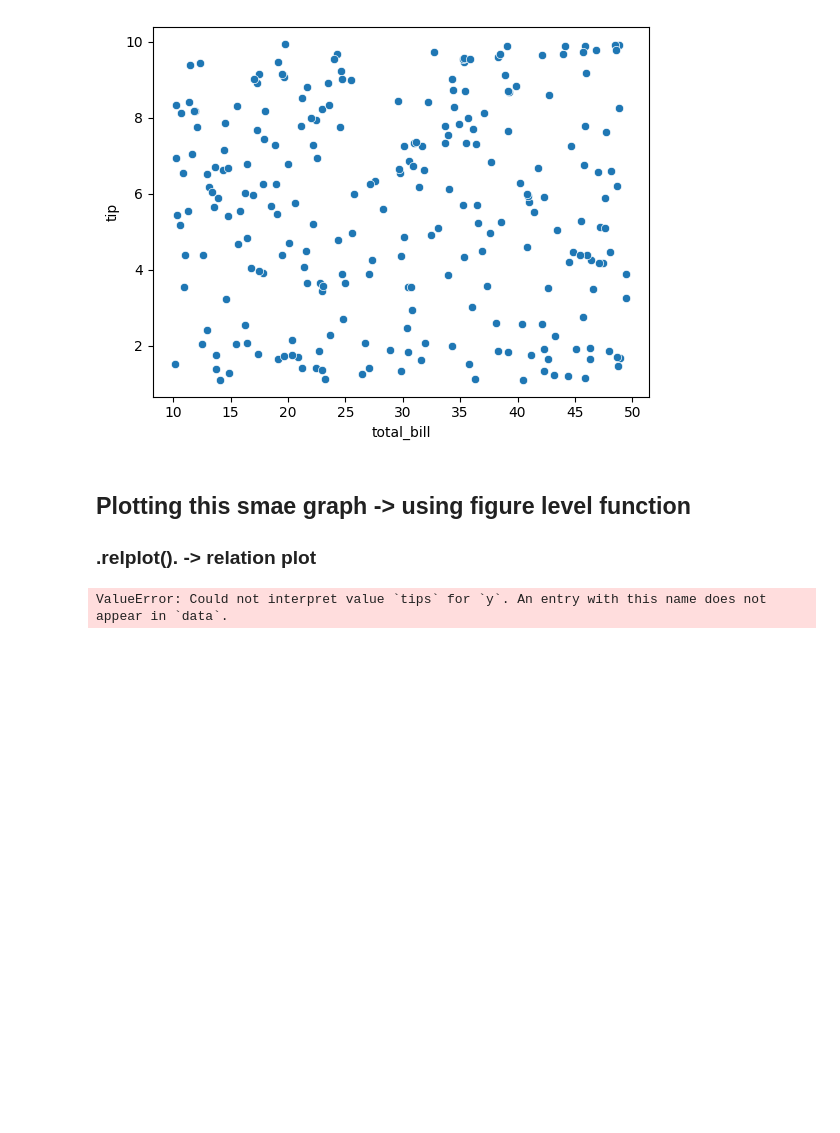
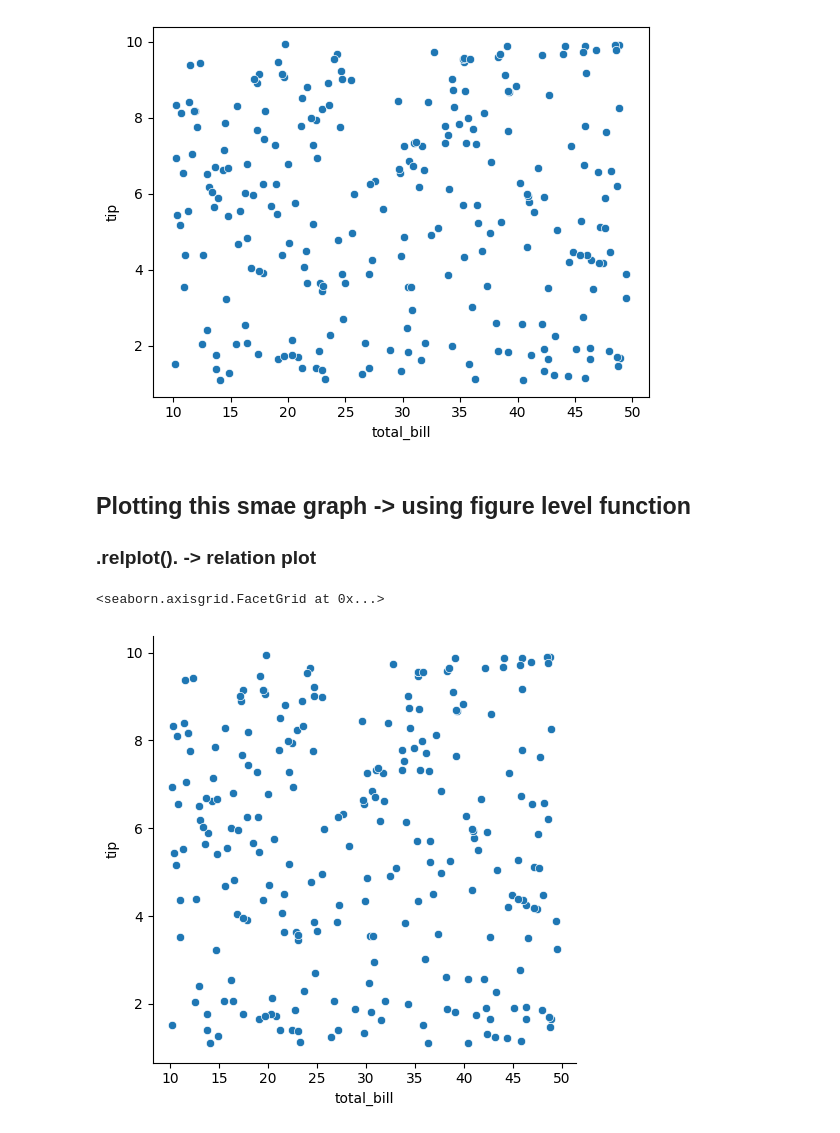
Before and after one commit to mohitjaryal/seaborn, a Jupyter notebook: basic.ipynb, the cells around one changed output. Drawn from its saved outputs; the diff is of its cells as text; code cells hidden in the pictures; blank space fills up the shorter version.

```diff
--- a/basic.ipynb
+++ b/basic.ipynb
@@ -36,6 +36,7 @@ sns.scatterplot(data=tips,x='total_bill',y='tip')
 ## Plotting this smae graph -> using figure level function
 ### .relplot().  -> relation plot
 # %%
-sns.relplot(data=tips,x='total_bill',y='tips',kind='scatter')
+sns.relplot(data=tips,x='total_bill',y='tip',kind='scatter')
 # %% [output]
-ValueError: Could not interpret value `tips` for `y`. An entry with this name does not appear in `data`.
+<seaborn.axisgrid.FacetGrid at 0x...>
+[figure, added]
```
